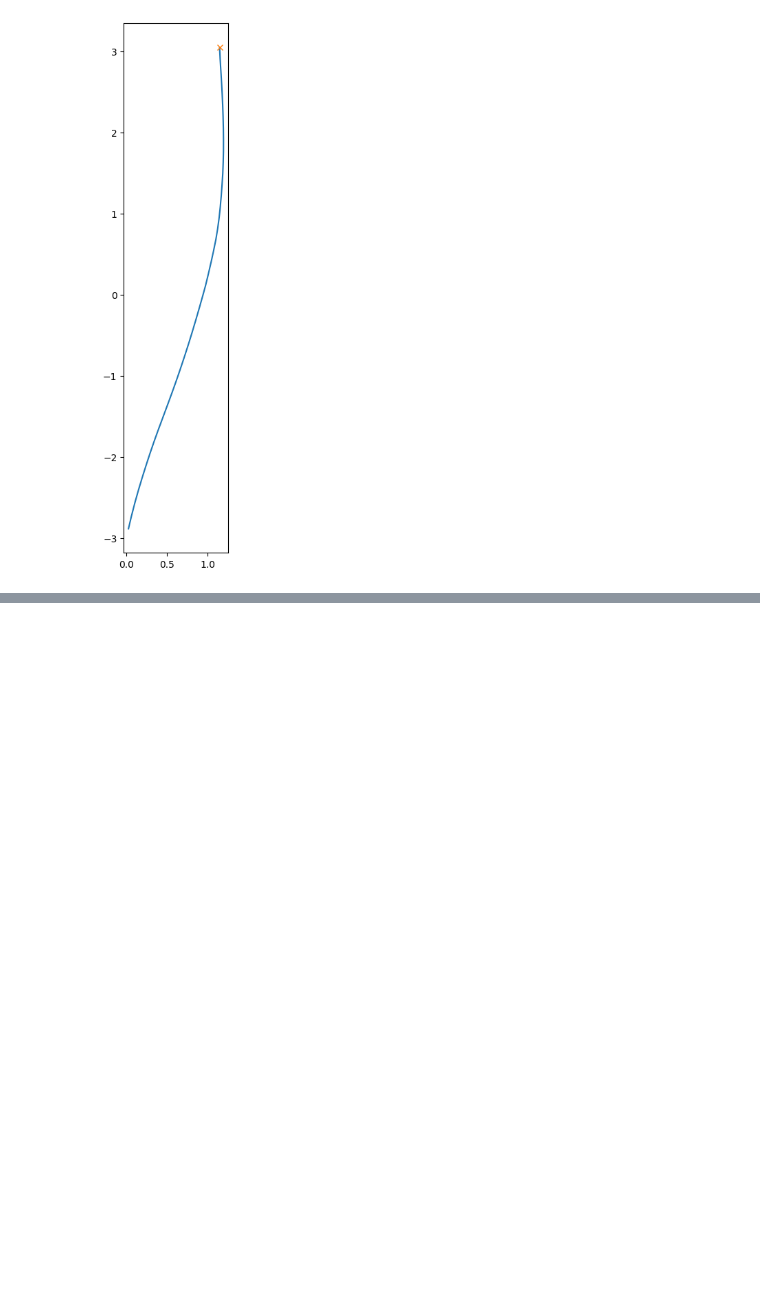
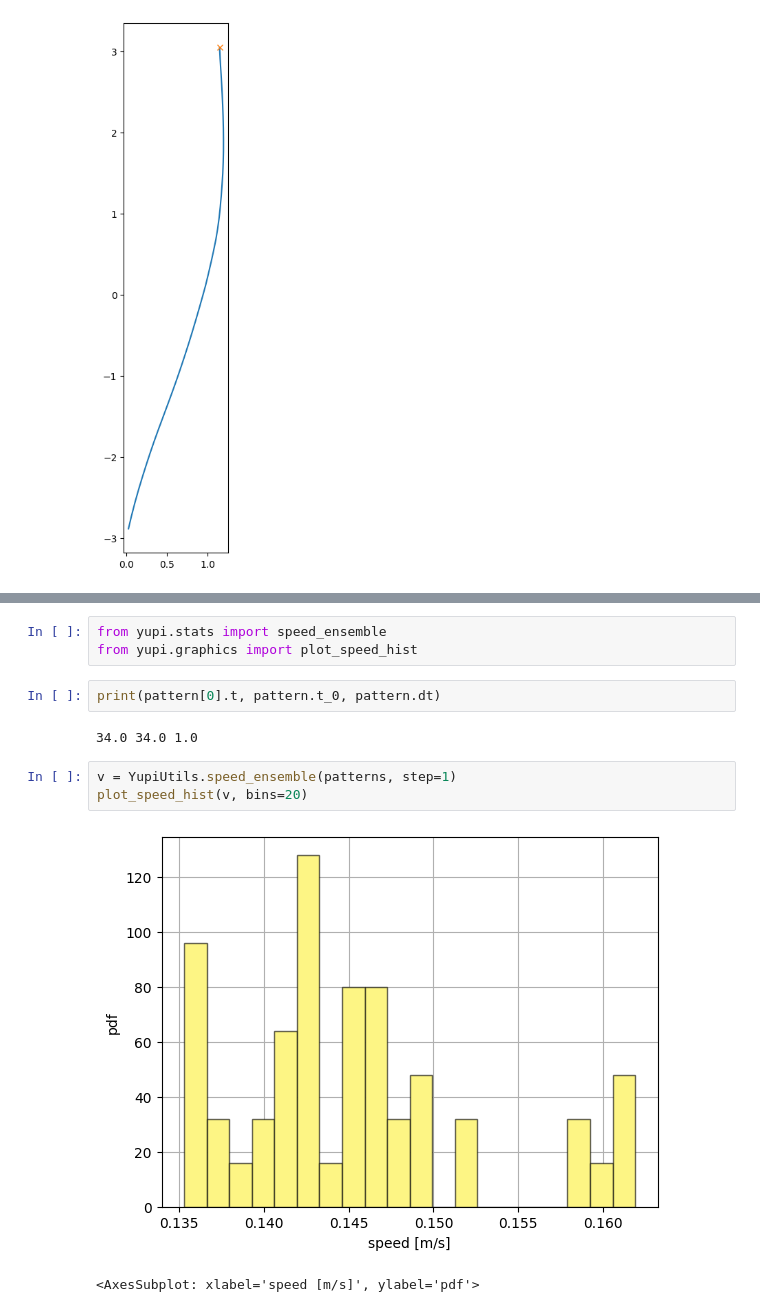
Before and after one commit to adhocmaster/diverging-trajectories, a Jupyter notebook: src/notebooks/break-by-y-axis.ipynb, the cells around one changed output, grey strips where cells are left out. Saved outputs shown, nothing was run; the diff lists cells and outputs as text; blank space fills up the shorter version.

```diff
--- a/src/notebooks/break-by-y-axis.ipynb
+++ b/src/notebooks/break-by-y-axis.ipynb
@@ -247,2 +266,15 @@ segmentOffset: 2.8547787565071503
 [figure]
 [figure]
+# %%
+from yupi.stats import speed_ensemble
+from yupi.graphics import plot_speed_hist
+# %%
+print(pattern[0].t, pattern.t_0, pattern.dt)
+# %% [output]
+34.0 34.0 1.0
+# %%
+v = YupiUtils.speed_ensemble(patterns, step=1)
+plot_speed_hist(v, bins=20)
+# %% [output]
+[figure, added]
+<AxesSubplot: xlabel='speed [m/s]', ylabel='pdf'>
```
Also changed, not shown: parts of 9 cells of this notebook, 6 other files.
